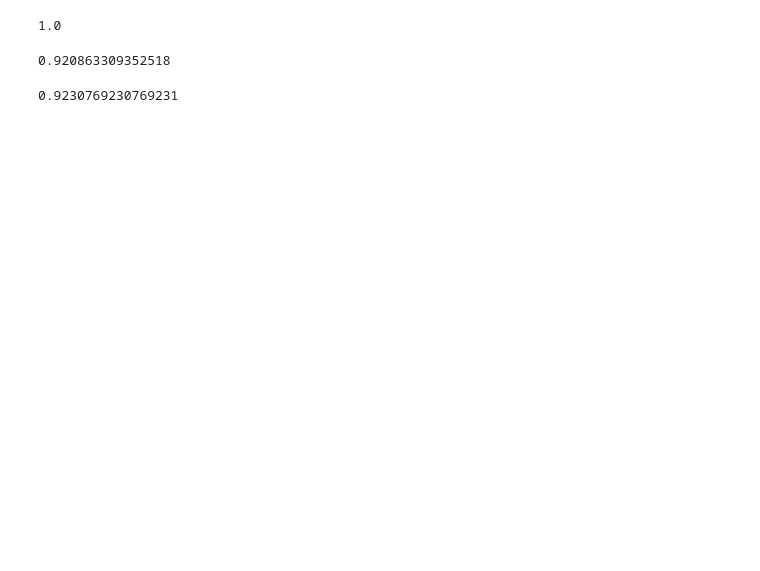
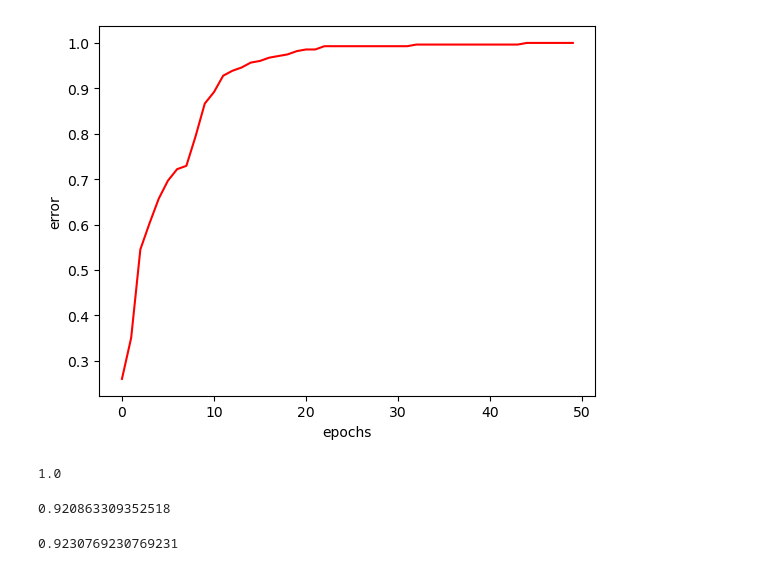
Before and after one commit to victorzarzu/dl-notebooks, a Jupyter notebook: tom_mitchell/Artificial Neural Networks/face_direction.ipynb, the cells around one changed output. Drawn from its saved outputs; the diff is of its cells as text; code cells hidden in the pictures; blank space fills up the shorter version.

```diff
--- a/tom_mitchell/Artificial Neural Networks/face_direction.ipynb
+++ b/tom_mitchell/Artificial Neural Networks/face_direction.ipynb
@@ -432,3 +414,11 @@ model.fit(train_instances, train_targets)
+# %%
+plt.xlabel('epochs')
+plt.ylabel('error')
+
+plt.plot(epochs, accuracy, 'r')
+plt.show()
+# %% [output]
+[figure, added]
 # %%
 model.accuracy(train_instances,train_targets)
 # %% [output]
```
Also changed, not shown: parts of 8 cells of this notebook, 3 other files.
